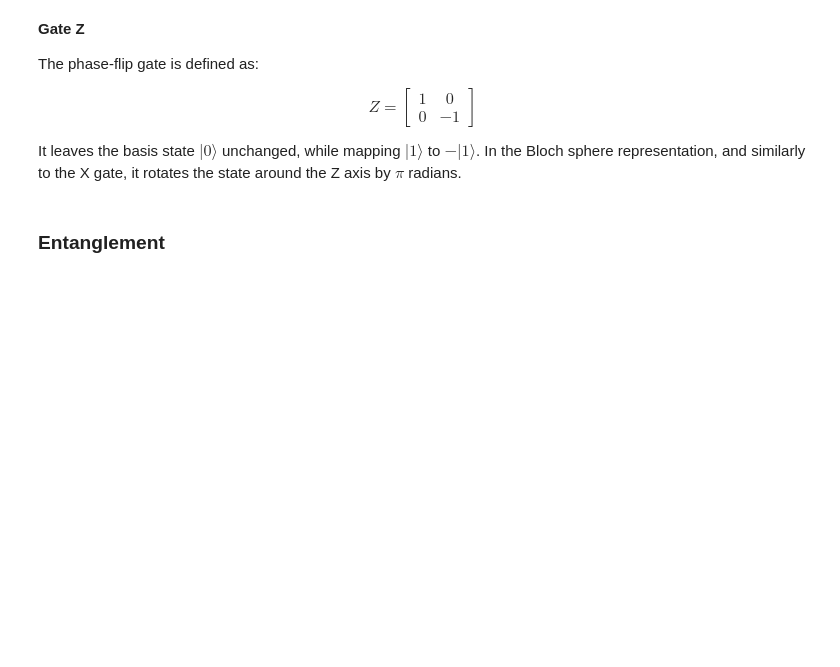
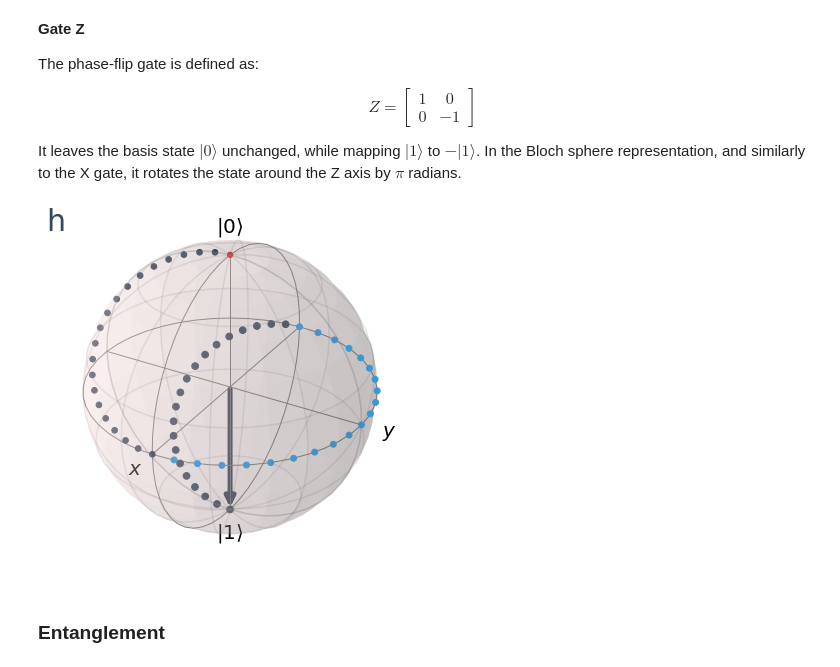
Before and after one commit to AnaNeri/20201218_talk, a Jupyter notebook: 20201218.ipynb, the cells around one changed output. Saved outputs shown, nothing was run; the diff lists cells and outputs as text; code cells hidden in the pictures; blank space fills up the shorter version.

```diff
--- a/20201218.ipynb
+++ b/20201218.ipynb
@@ -93,5 +132,9 @@ The phase-flip gate is defined as:
 $$Z = \begin{bmatrix} 1 & 0 \\ 0 & -1 \end{bmatrix}$$
 
 It leaves the basis state $|0\rangle$ unchanged, while mapping $|1\rangle$ to $−|1\rangle$. In the Bloch sphere representation, and similarly to the X gate, it rotates the state around the Z axis by $\pi$ radians.
+# %%
+state("hzh")
+# %% [output]
+[figure, added]
 # %% [markdown]
 ### Entanglement
```
Also changed, not shown: parts of 42 cells of this notebook, 4 other files.
